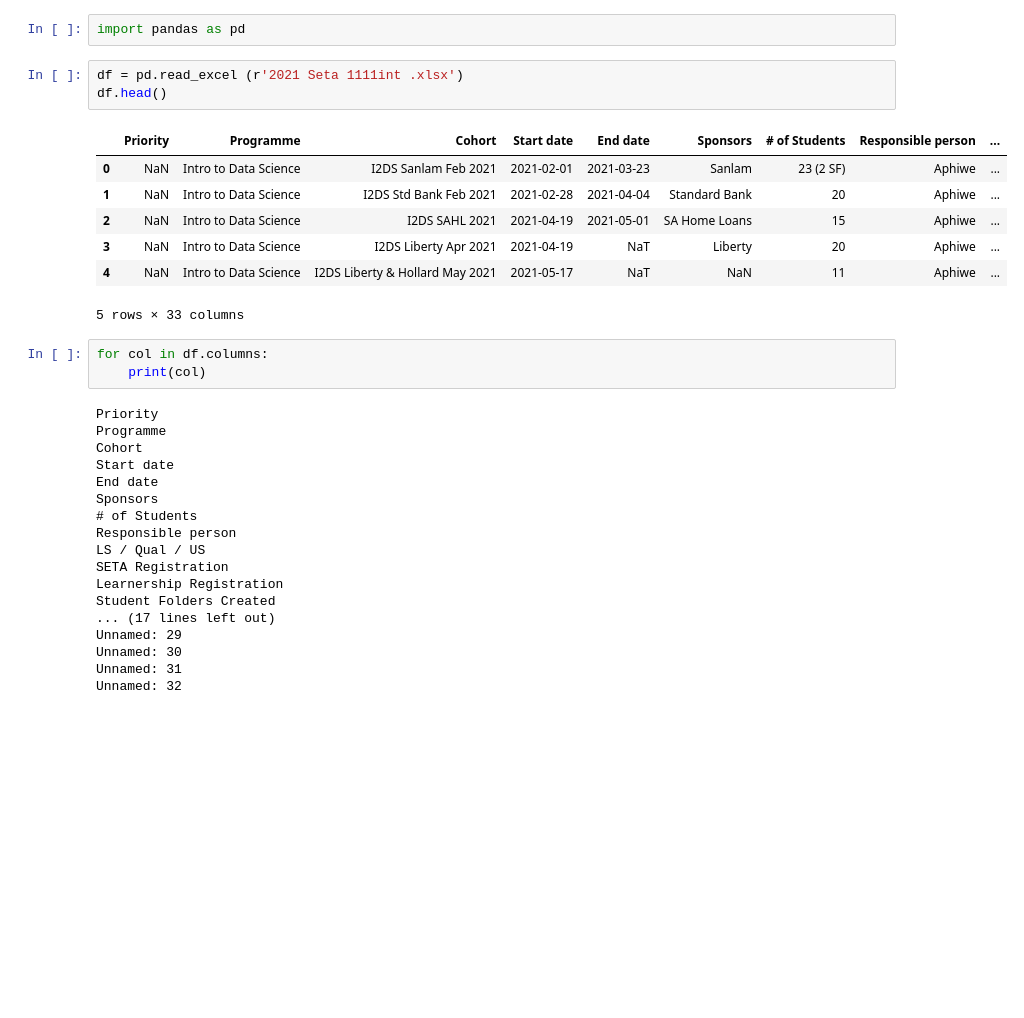
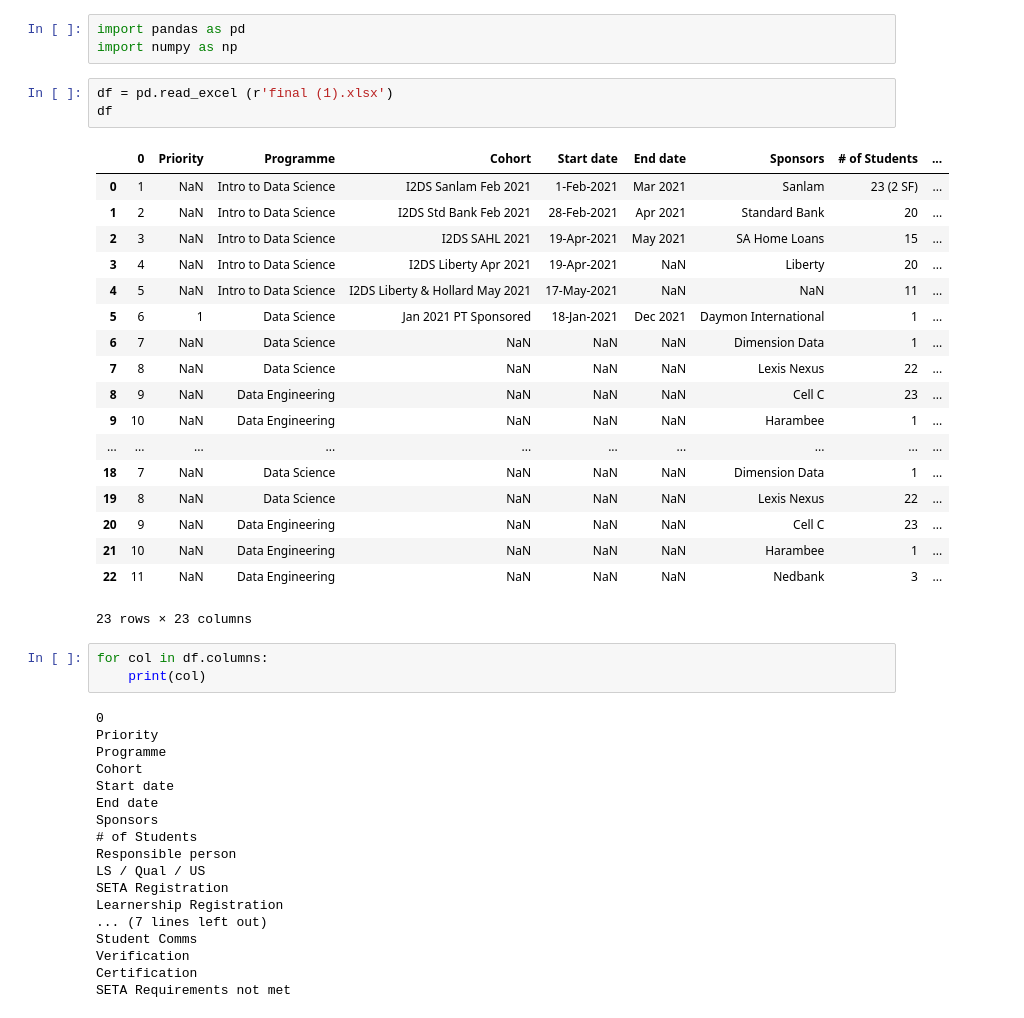
Before and after one commit to Babuse111/SETA-AUTOMATION, a Jupyter notebook: project.ipynb, the cells around one changed output. Drawn from its saved outputs; the diff is of its cells as text; blank space fills up the shorter version.

Commit message:
data cleaning

```diff
--- a/project.ipynb
+++ b/project.ipynb
@@ -1,20 +1,33 @@
 # %%
 import pandas as pd
+import numpy as np
 # %%
-df = pd.read_excel (r'2021 Seta 1111int .xlsx')
-df.head()
+df = pd.read_excel (r'final (1).xlsx')
+df
 # %% [output]
-|  | Priority | Programme | Cohort | Start date | End date | Sponsors | # of Students | Responsible person | ... |
-| 0 | NaN | Intro to Data Science | I2DS Sanlam Feb 2021 | 2021-02-01 | 2021-03-23 | Sanlam | 23 (2 SF) | Aphiwe | ... |
-| 1 | NaN | Intro to Data Science | I2DS Std Bank Feb 2021 | 2021-02-28 | 2021-04-04 | Standard Bank | 20 | Aphiwe | ... |
-| 2 | NaN | Intro to Data Science | I2DS SAHL 2021 | 2021-04-19 | 2021-05-01 | SA Home Loans | 15 | Aphiwe | ... |
-| 3 | NaN | Intro to Data Science | I2DS Liberty Apr 2021 | 2021-04-19 | NaT | Liberty | 20 | Aphiwe | ... |
-| 4 | NaN | Intro to Data Science | I2DS Liberty & Hollard May 2021 | 2021-05-17 | NaT | NaN | 11 | Aphiwe | ... |
+|  | 0 | Priority | Programme | Cohort | Start date | End date | Sponsors | # of Students | ... |
+| 0 | 1 | NaN | Intro to Data Science | I2DS Sanlam Feb 2021 | 1-Feb-2021 | Mar 2021 | Sanlam | 23 (2 SF) | ... |
+| 1 | 2 | NaN | Intro to Data Science | I2DS Std Bank Feb 2021 | 28-Feb-2021 | Apr 2021 | Standard Bank | 20 | ... |
+| 2 | 3 | NaN | Intro to Data Science | I2DS SAHL 2021 | 19-Apr-2021 | May 2021 | SA Home Loans | 15 | ... |
+| 3 | 4 | NaN | Intro to Data Science | I2DS Liberty Apr 2021 | 19-Apr-2021 | NaN | Liberty | 20 | ... |
+| 4 | 5 | NaN | Intro to Data Science | I2DS Liberty & Hollard May 2021 | 17-May-2021 | NaN | NaN | 11 | ... |
+| 5 | 6 | 1 | Data Science | Jan 2021 PT Sponsored | 18-Jan-2021 | Dec 2021 | Daymon International | 1 | ... |
+| 6 | 7 | NaN | Data Science | NaN | NaN | NaN | Dimension Data | 1 | ... |
+| 7 | 8 | NaN | Data Science | NaN | NaN | NaN | Lexis Nexus | 22 | ... |
+| 8 | 9 | NaN | Data Engineering | NaN | NaN | NaN | Cell C | 23 | ... |
+| 9 | 10 | NaN | Data Engineering | NaN | NaN | NaN | Harambee | 1 | ... |
+| ... | ... | ... | ... | ... | ... | ... | ... | ... | ... |
+| 18 | 7 | NaN | Data Science | NaN | NaN | NaN | Dimension Data | 1 | ... |
+| 19 | 8 | NaN | Data Science | NaN | NaN | NaN | Lexis Nexus | 22 | ... |
+| 20 | 9 | NaN | Data Engineering | NaN | NaN | NaN | Cell C | 23 | ... |
+| 21 | 10 | NaN | Data Engineering | NaN | NaN | NaN | Harambee | 1 | ... |
+| 22 | 11 | NaN | Data Engineering | NaN | NaN | NaN | Nedbank | 3 | ... |
-5 rows × 33 columns
+23 rows × 23 columns
 # %%
 for col in df.columns:
     print(col)
 # %% [output]
+0
 Priority
 Programme
 Cohort
@@ -26,9 +39,8 @@ Responsible person
 LS / Qual / US
 SETA Registration
 Learnership Registration
-Student Folders Created
-... (17 lines left out)
-Unnamed: 29
-Unnamed: 30
-Unnamed: 31
-Unnamed: 32
+... (7 lines left out)
+Student Comms
+Verification
+Certification
+SETA Requirements not met
```
Also changed, not shown: parts of 4 cells of this notebook, 2 other files.
